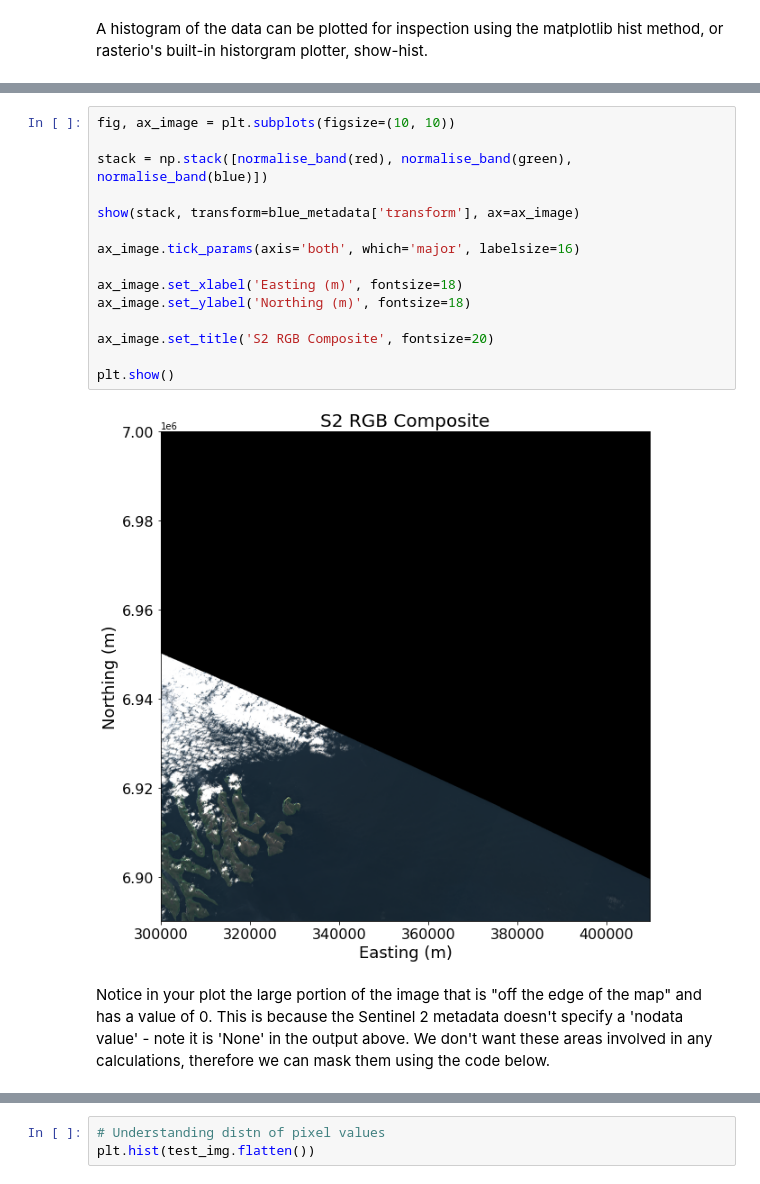
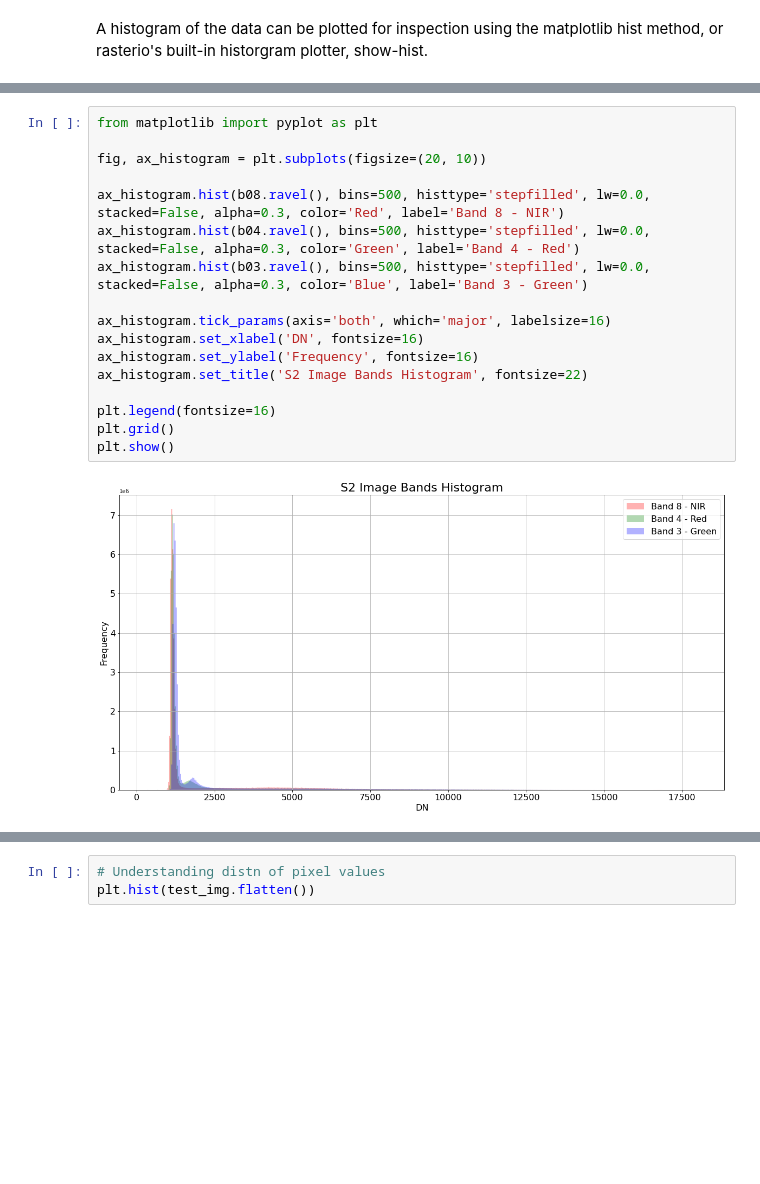
Before and after one commit to rwilks-earthobs/msc_eo_challenge, a Jupyter notebook: 230207 Introductory Jupyter Notebook.ipynb, the cells around one changed output, grey strips where cells are left out. Cells and saved outputs as stored; diff of their text form; blank space fills up the shorter version.

```diff
--- a/230207 Introductory Jupyter Notebook.ipynb
+++ b/230207 Introductory Jupyter Notebook.ipynb
@@ -613,19 +605,19 @@ Metadata nodata value has been updated to: -9999
-# %%
-fig, ax_image = plt.subplots(figsize=(10, 10))
-
-stack = np.stack([normalise_band(red), normalise_band(green), normalise_band(blue)])
-
-show(stack, transform=blue_metadata['transform'], ax=ax_image)
-
-ax_image.tick_params(axis='both', which='major', labelsize=16)
-
-ax_image.set_xlabel('Easting (m)', fontsize=18)
-ax_image.set_ylabel('Northing (m)', fontsize=18)
-
-ax_image.set_title('S2 RGB Composite', fontsize=20)
-
-plt.show()
-# %% [output]
-[figure, removed]
-# %% [markdown]
-Notice in your plot the large portion of the image that is "off the edge of the map" and has a value of 0. This is because the Sentinel 2 metadata doesn't specify a 'nodata value' - note it is 'None' in the output above. We don't want these areas involved in any calculations, therefore we can mask them using the code below.
+# %%
+from matplotlib import pyplot as plt
+
+fig, ax_histogram = plt.subplots(figsize=(20, 10))
+
+ax_histogram.hist(b08.ravel(), bins=500, histtype='stepfilled', lw=0.0, stacked=False, alpha=0.3, color='Red', label='Band 8 - NIR')
+ax_histogram.hist(b04.ravel(), bins=500, histtype='stepfilled', lw=0.0, stacked=False, alpha=0.3, color='Green', label='Band 4 - Red')
+ax_histogram.hist(b03.ravel(), bins=500, histtype='stepfilled', lw=0.0, stacked=False, alpha=0.3, color='Blue', label='Band 3 - Green')
+
+ax_histogram.tick_params(axis='both', which='major', labelsize=16)
+ax_histogram.set_xlabel('DN', fontsize=16)
+ax_histogram.set_ylabel('Frequency', fontsize=16)
+ax_histogram.set_title('S2 Image Bands Histogram', fontsize=22)
+
+plt.legend(fontsize=16)
+plt.grid()
+plt.show()
+# %% [output]
+[figure, added]
```
Also changed, not shown: parts of 23 cells of this notebook.
